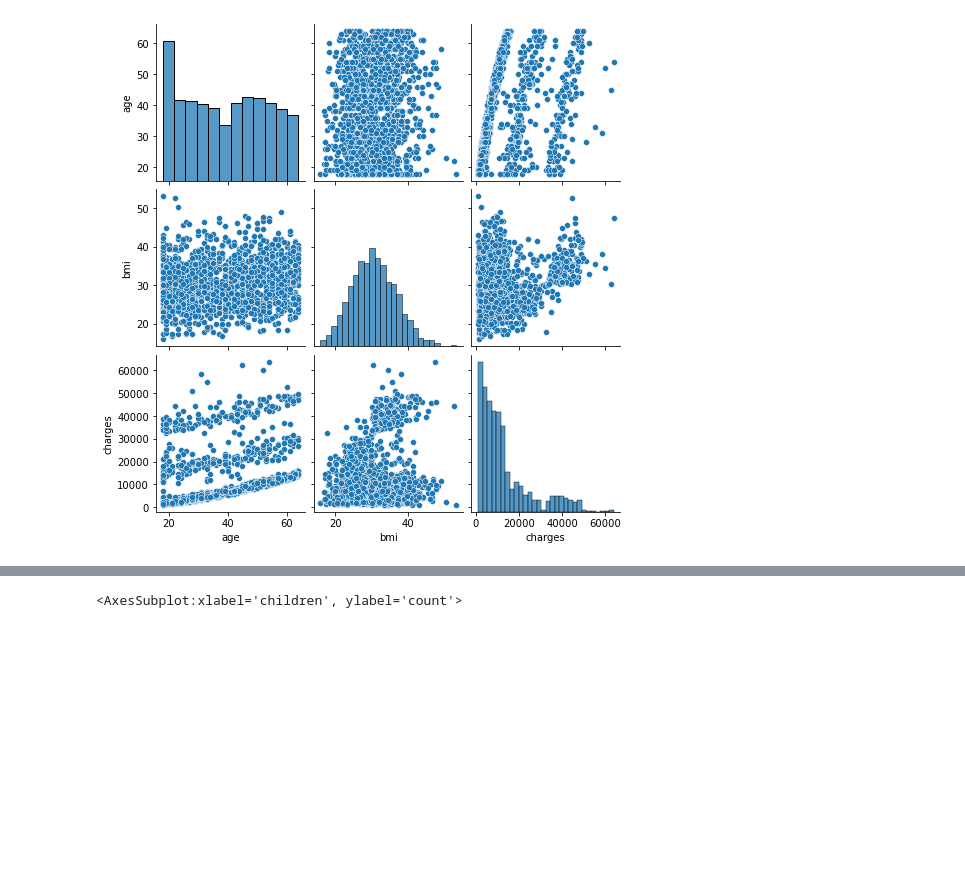
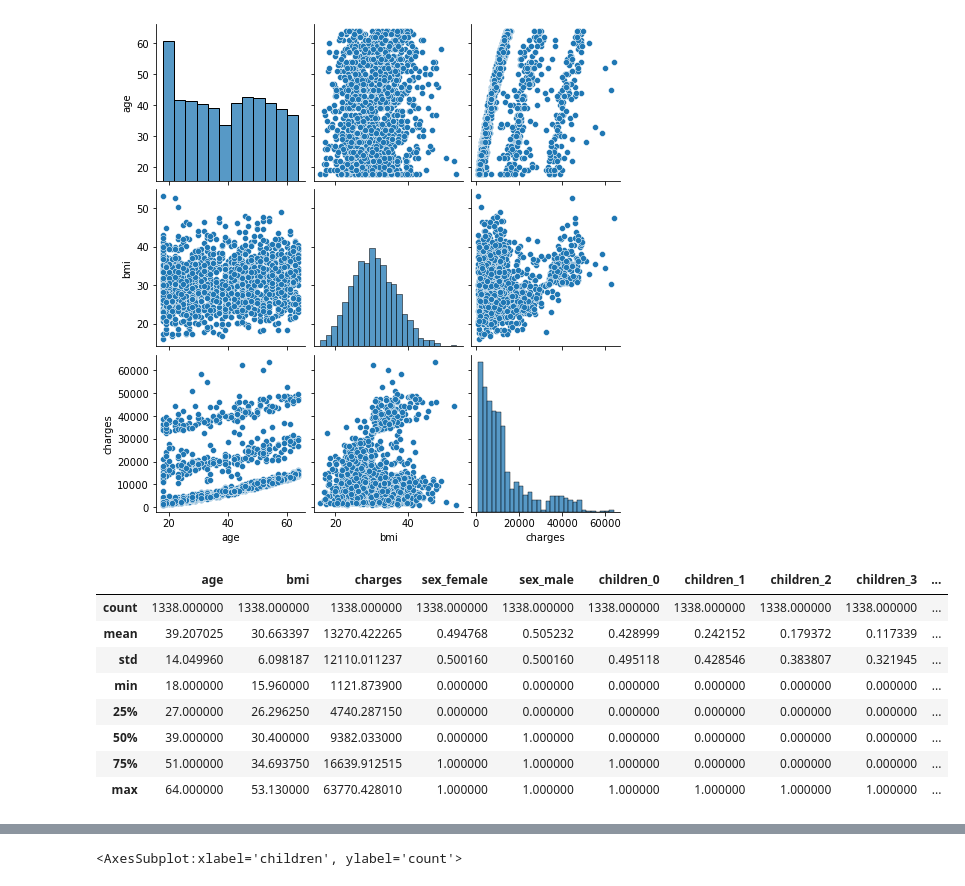
Before and after one commit to guochuanyong/Data-Analytics-Insurance-Cost-Project, a Jupyter notebook: DATA_3450_Project.ipynb, the cells around one changed output, grey strips where cells are left out. Saved outputs shown, nothing was run; the diff lists cells and outputs as text; code cells hidden in the pictures; blank space fills up the shorter version.

```diff
--- a/DATA_3450_Project.ipynb
+++ b/DATA_3450_Project.ipynb
@@ -110,3 +107,15 @@ sns.pairplot(df)
 # %% [output]
 <seaborn.axisgrid.PairGrid at 0x...>
 [figure]
+# %%
+df.describe()
+# %% [output]
+|  | age | bmi | charges | sex_female | sex_male | children_0 | children_1 | children_2 | children_3 | ... |
+| count | 1338.000000 | 1338.000000 | 1338.000000 | 1338.000000 | 1338.000000 | 1338.000000 | 1338.000000 | 1338.000000 | 1338.000000 | ... |
+| mean | 39.207025 | 30.663397 | 13270.422265 | 0.494768 | 0.505232 | 0.428999 | 0.242152 | 0.179372 | 0.117339 | ... |
+| std | 14.049960 | 6.098187 | 12110.011237 | 0.500160 | 0.500160 | 0.495118 | 0.428546 | 0.383807 | 0.321945 | ... |
+| min | 18.000000 | 15.960000 | 1121.873900 | 0.000000 | 0.000000 | 0.000000 | 0.000000 | 0.000000 | 0.000000 | ... |
+| 25% | 27.000000 | 26.296250 | 4740.287150 | 0.000000 | 0.000000 | 0.000000 | 0.000000 | 0.000000 | 0.000000 | ... |
+| 50% | 39.000000 | 30.400000 | 9382.033000 | 0.000000 | 1.000000 | 0.000000 | 0.000000 | 0.000000 | 0.000000 | ... |
+| 75% | 51.000000 | 34.693750 | 16639.912515 | 1.000000 | 1.000000 | 1.000000 | 0.000000 | 0.000000 | 0.000000 | ... |
+| max | 64.000000 | 53.130000 | 63770.428010 | 1.000000 | 1.000000 | 1.000000 | 1.000000 | 1.000000 | 1.000000 | ... |
```
Also changed, not shown: parts of 5 cells of this notebook.
